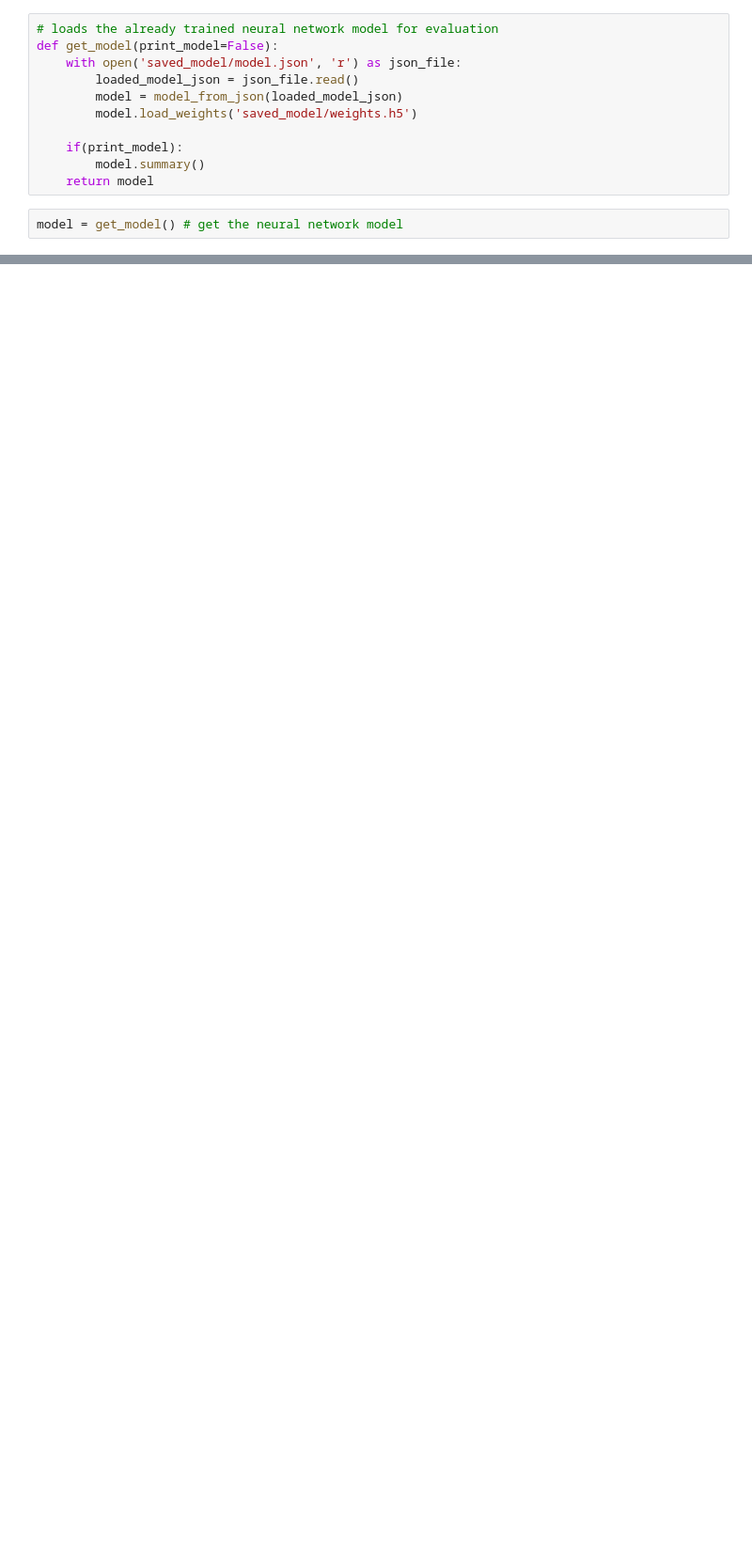
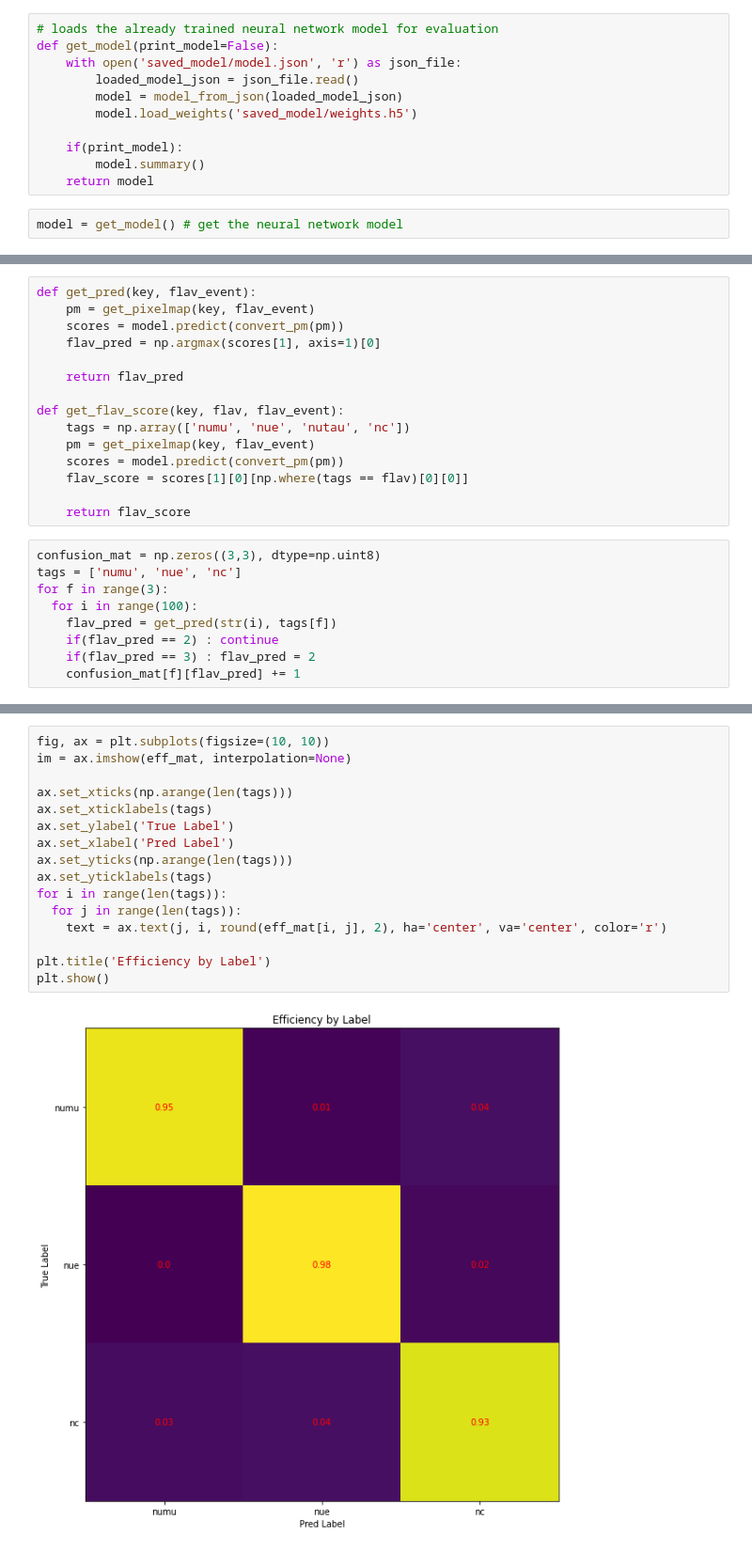
Before and after one commit to nitish-nayak/dune-cvn, a Jupyter notebook: dune_cvn_nusteam.ipynb, the cells around one changed output, grey strips where cells are left out. Shown: that part at 94% size. Cells and saved outputs as stored; diff of their text form; blank space fills up the shorter version.

```diff
--- a/dune_cvn_nusteam.ipynb
+++ b/dune_cvn_nusteam.ipynb
@@ -158,0 +174,24 @@ All scores : [[8.73088598e-01 4.76434725e-05 1.27438009e-02 1.14119984e-01]]
+# %%
+def get_pred(key, flav_event):
+    pm = get_pixelmap(key, flav_event)
+    scores = model.predict(convert_pm(pm))
+    flav_pred = np.argmax(scores[1], axis=1)[0]
+
+    return flav_pred
+
+def get_flav_score(key, flav, flav_event):
+    tags = np.array(['numu', 'nue', 'nutau', 'nc'])
+    pm = get_pixelmap(key, flav_event)
+    scores = model.predict(convert_pm(pm))
+    flav_score = scores[1][0][np.where(tags == flav)[0][0]]
+
+    return flav_score
+# %%
+confusion_mat = np.zeros((3,3), dtype=np.uint8)
+tags = ['numu', 'nue', 'nc']
+for f in range(3):
+  for i in range(100):
+    flav_pred = get_pred(str(i), tags[f])
+    if(flav_pred == 2) : continue
+    if(flav_pred == 3) : flav_pred = 2
+    confusion_mat[f][flav_pred] += 1
@@ -158,0 +218,18 @@ All scores : [[8.73088598e-01 4.76434725e-05 1.27438009e-02 1.14119984e-01]]
+# %%
+fig, ax = plt.subplots(figsize=(10, 10))
+im = ax.imshow(eff_mat, interpolation=None)
+
+ax.set_xticks(np.arange(len(tags)))
+ax.set_xticklabels(tags)
+ax.set_ylabel('True Label')
+ax.set_xlabel('Pred Label')
+ax.set_yticks(np.arange(len(tags)))
+ax.set_yticklabels(tags)
+for i in range(len(tags)):
+  for j in range(len(tags)):
+    text = ax.text(j, i, round(eff_mat[i, j], 2), ha='center', va='center', color='r')
+
+plt.title('Efficiency by Label')
+plt.show()
+# %% [output]
+[figure, added]
```
Also changed, not shown: parts of 21 cells of this notebook.
